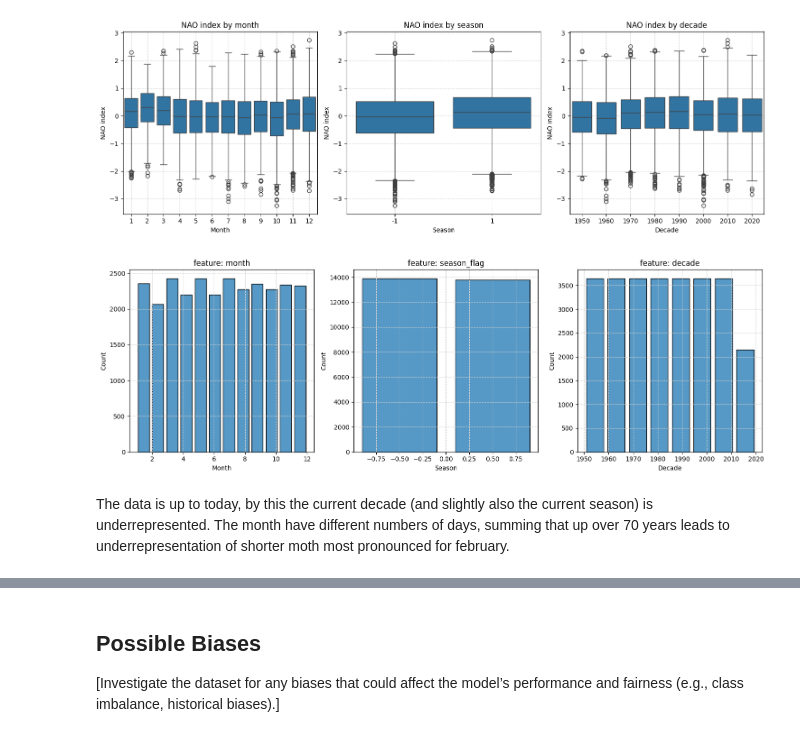
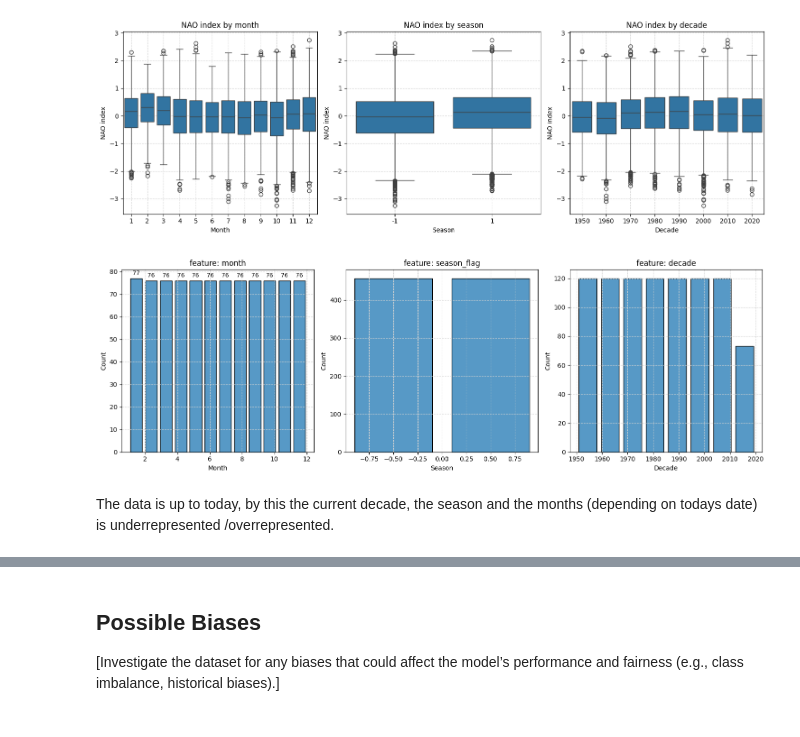
Before and after one commit to Zephyrsfisch/NAO-Prediction, a Jupyter notebook: 1_DatasetCharacteristics/exploratory_data_analysis.ipynb, the cells around one changed output, grey strips where cells are left out. Saved outputs shown, nothing was run; the diff lists cells and outputs as text; code cells hidden in the pictures.

```diff
--- a/1_DatasetCharacteristics/exploratory_data_analysis.ipynb
+++ b/1_DatasetCharacteristics/exploratory_data_analysis.ipynb
@@ -147,16 +158,18 @@ def fill_nans_weighted(ds, dim, n=3, weights=None):
 
 ds = fill_nans_weighted(ds, dim='time', n=3, weights=None)
 
-# different smoothed versions --> maybe better after nan treating
-ds_weekly  = ds.rolling(time=7, center=True).mean()
-
-ds_monthly = ds.rolling(time=30, center=True).mean()
+# different means
+ds_weekly  = ds.resample(time="W").mean()
+ds_monthly = ds.resample(time="MS").mean()
 ds_monthly
 
-
-ds_yearly = ds.rolling(time=365, center=True).mean()
+ds_yearly = ds.resample(time="YS").mean()
 ds_yearly
 
-ds_decade = ds.rolling(time=365*10, center=True).mean()
+ds_decade = ds.resample(time="10YS").mean()
 ds_decade
+
+# Convert to pandas DataFrame
+df_monthly = ds_monthly.to_dataframe()
+df_monthly
 # %% [output]
@@ -251,25 +250,36 @@ plt.show()
 # %%
 fig, ax = plt.subplots(1, 3, figsize=(15, 5))
 
 sns.histplot(ds_monthly.month, bins=12, kde=False,shrink=0.8, label = 'data', ax=ax[0])
 ax[0].set_title("feature: month")
 ax[0].set_xlabel("Month")
-
+# Add counts on top of bars
+for p in ax[0].patches:
+    height = p.get_height()
+    if height > 0:
+        ax[0].annotate(
+            f'{int(height)}',
+            (p.get_x() + p.get_width() / 2., height),
+            ha='center',
+            va='bottom',
+            fontsize=9,
+            xytext=(0, 3),
+            textcoords='offset points'
+        )
 sns.histplot(ds_monthly.season_flag, bins=2, kde=False,shrink=0.8, label = 'data', ax=ax[1])
 ax[1].set_title("feature: season_flag")
 ax[1].set_xlabel("Season")
 
 sns.histplot(ds_monthly.decade, bins=8, kde=False,shrink=0.8, label = 'data', ax=ax[2])
 ax[2].set_title("feature: decade")
 ax[2].set_xlabel("Decade")
 
 for i in range(0,3):
     ax[i].grid(linestyle = '--', color = 'lightgrey')
 plt.tight_layout()
 plt.show()
 # %% [output]
-[figure, old version]
+[figure, new version]
 # %% [markdown]
-The data is up to today, by this the current decade (and slightly also the current season) is underrepresented.
-The month have different numbers of days, summing that up over 70 years leads to underrepresentation of shorter moth most pronounced for february.
+The data is up to today, by this the current decade, the season and the months (depending on todays date) is underrepresented /overrepresented.
 # %%
```
Also changed, not shown: parts of 17 cells of this notebook.
